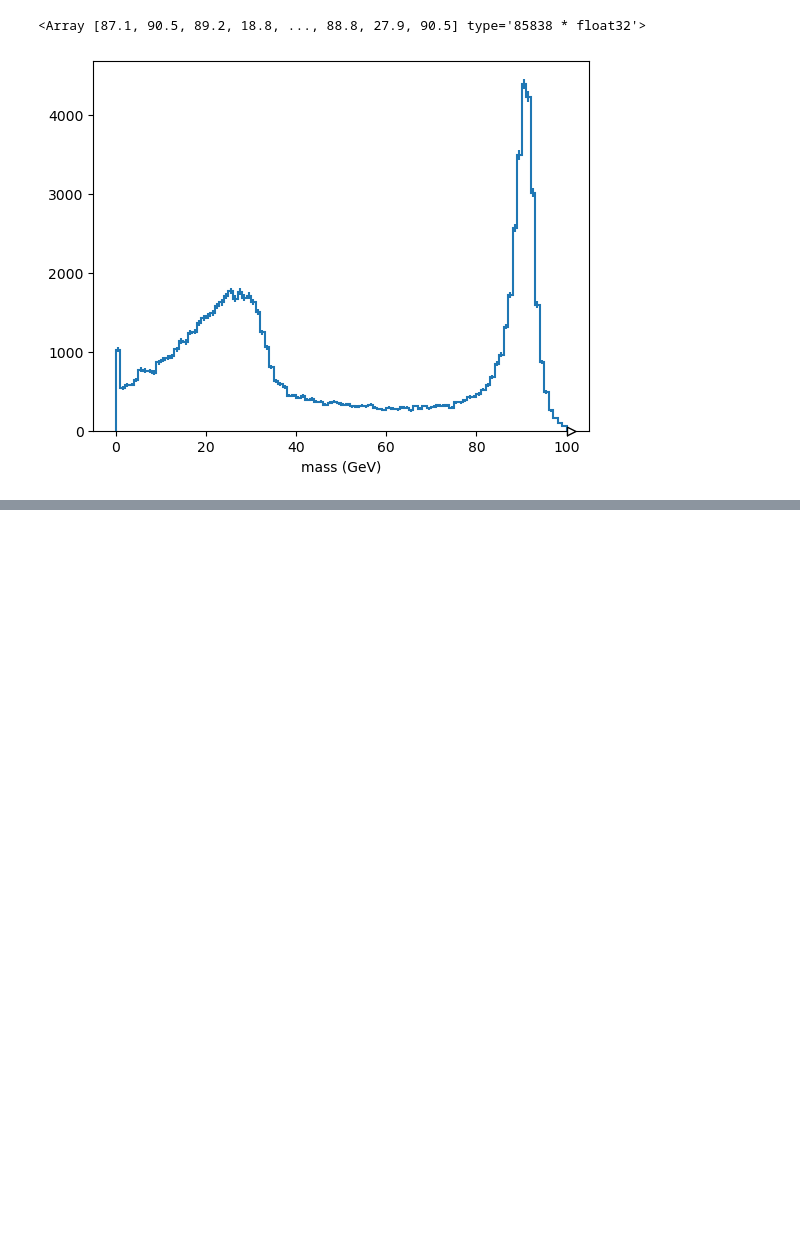
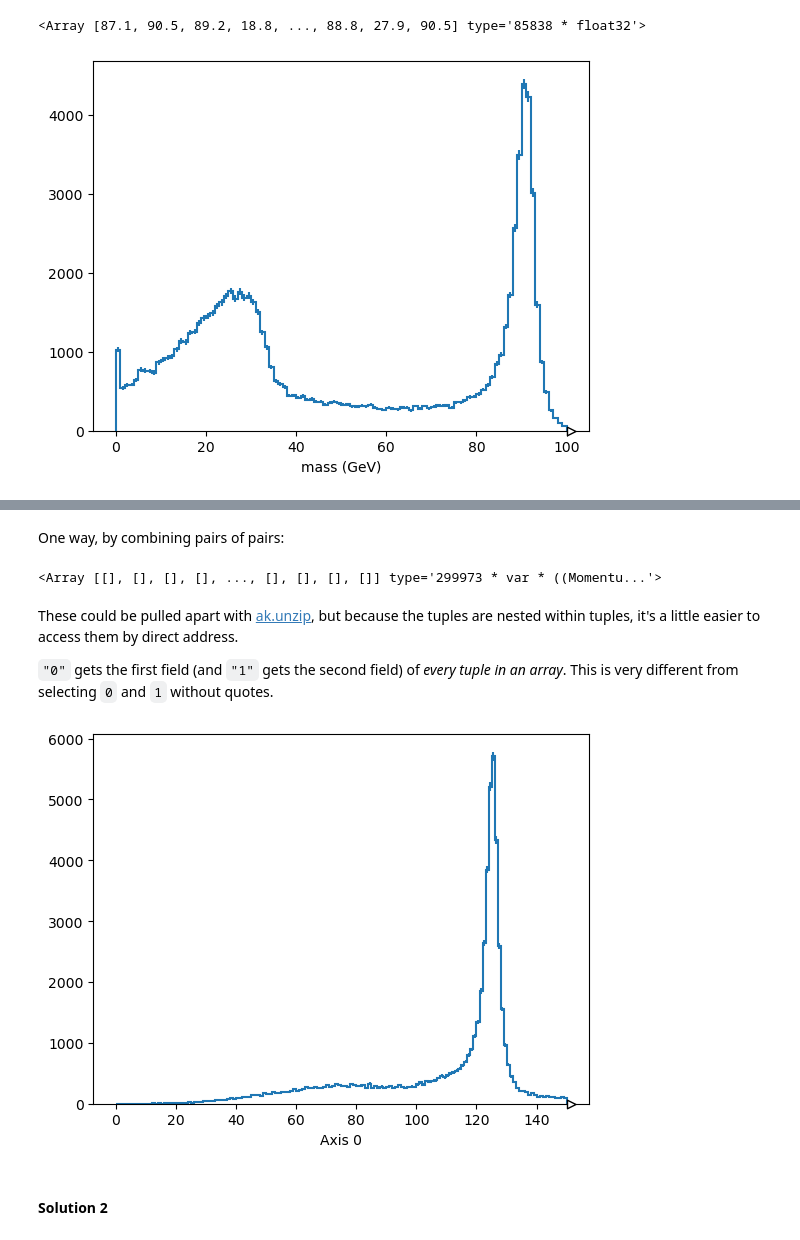
Before and after one commit to jpivarski-talks/2024-06-20-uscms-princeton-tutorial, a Jupyter notebook: site/files/answers-NO-PEEKING.ipynb, the cells around one changed output, grey strips where cells are left out. Cells and saved outputs as stored; diff of their text form; code cells hidden in the pictures; blank space fills up the shorter version.

```diff
--- a/site/files/answers-NO-PEEKING.ipynb
+++ b/site/files/answers-NO-PEEKING.ipynb
@@ -289,0 +333,25 @@ Hist.new.Reg(100, 0, 100, name="mass (GeV)").Double().fill(
+# %% [markdown]
+One way, by combining pairs of pairs:
+# %%
+muon_pairs = ak.cartesian([muon_plus, muon_minus])
+electron_pairs = ak.cartesian([electron_plus, electron_minus])
+
+higgs_candidates = ak.cartesian([muon_pairs, electron_pairs])
+higgs_candidates
+# %% [output]
+<Array [[], [], [], [], ..., [], [], [], []] type='299973 * var * ((Momentu...'>
+# %% [markdown]
+These could be pulled apart with [ak.unzip](https://awkward-array.org/doc/main/reference/generated/ak.unzip.html), but because the tuples are nested within tuples, it's a little easier to access them by direct address.
+
+`"0"` gets the first field (and `"1"` gets the second field) of _every tuple in an array_. This is very different from selecting `0` and `1` without quotes.
+# %%
+mu1 = higgs_candidates["0"]["0"]
+mu2 = higgs_candidates["0"]["1"]
+e1 = higgs_candidates["1"]["0"]
+e2 = higgs_candidates["1"]["1"]
+# %%
+quickplot(150, 0, 150, ak.flatten((mu1 + mu2 + e1 + e2).mass))
+# %% [output]
+[figure, added]
+# %% [markdown]
+#### Solution 2
```
Also changed, not shown: parts of 43 cells of this notebook, 4 other files.
